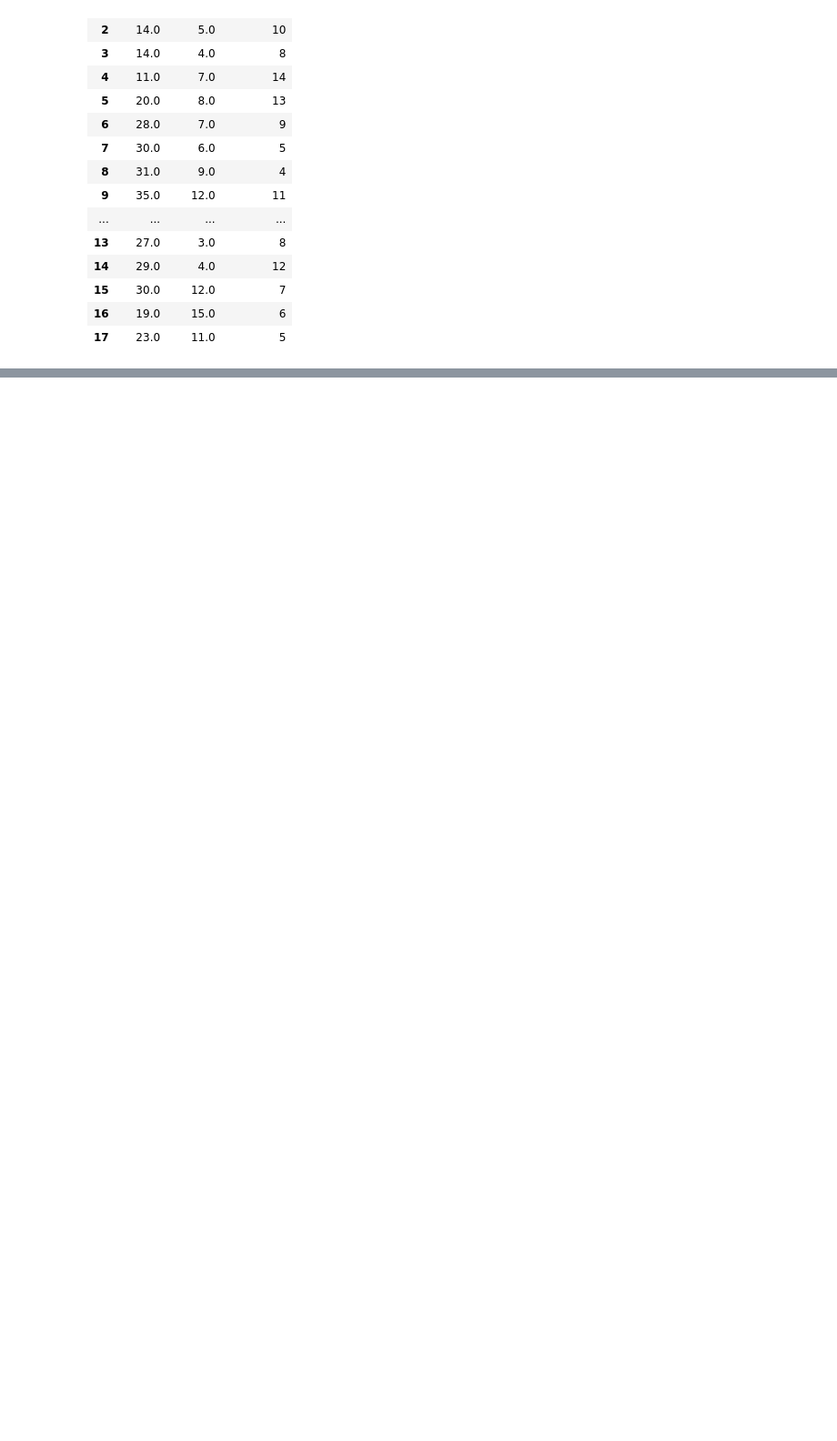
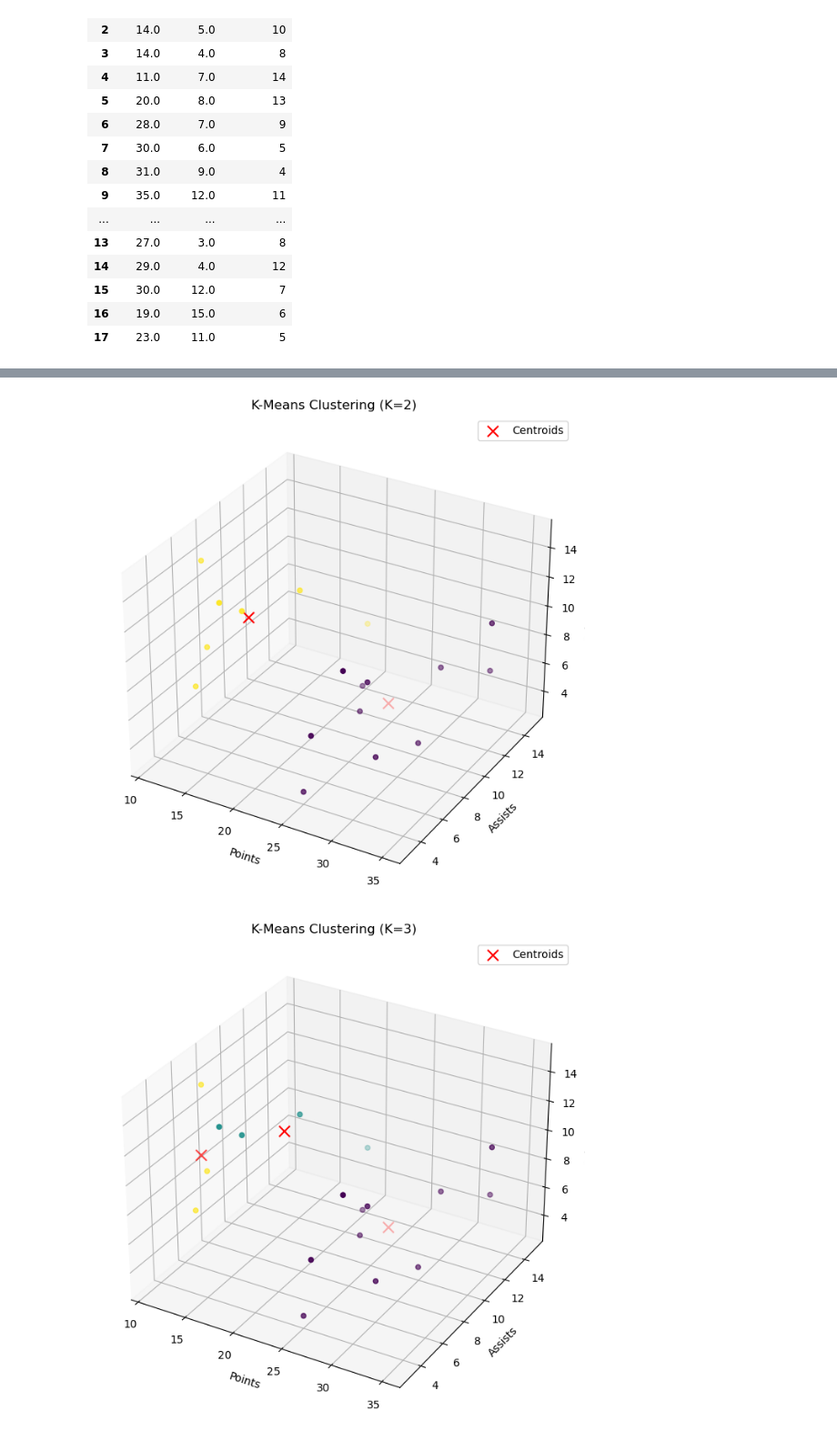
Before and after one commit to balabcode/sem-5-labs, a Jupyter notebook: ml-lab/lab10/lab10.ipynb, the cells around one changed output, grey strips where cells are left out. Shown at 91% size. Saved outputs shown, nothing was run; the diff lists cells and outputs as text; code cells hidden in the pictures; blank space fills up the shorter version.

```diff
--- a/ml-lab/lab10/lab10.ipynb
+++ b/ml-lab/lab10/lab10.ipynb
@@ -122,0 +160,3 @@ runner(df1, minkowski_distance)
+# %%
+runner_sk(df1, "minkowski")
+# %% [output]
@@ -122,0 +164,2 @@ runner(df1, minkowski_distance)
+[figure, added]
+[figure, added]
```
Also changed, not shown: parts of 9 cells of this notebook.
